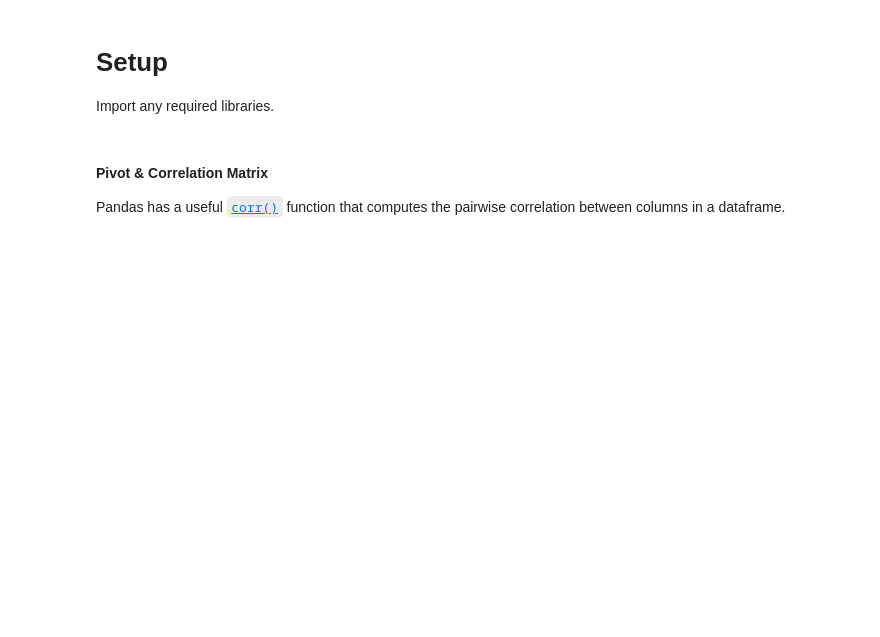
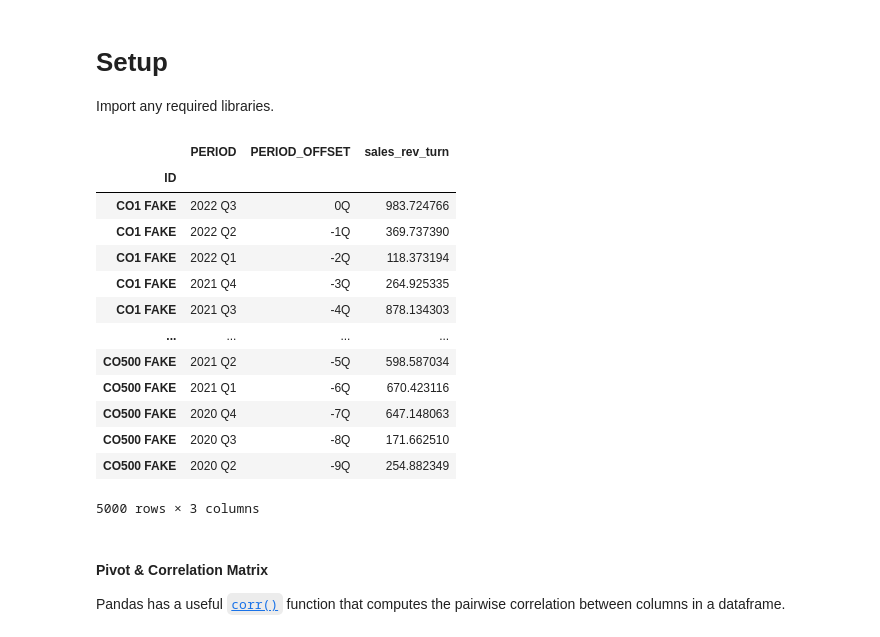
Before and after one commit to paultiq/bqnt_examples, a Jupyter notebook: bqnt_corr.ipynb, the cells around one changed output. Drawn from its saved outputs; the diff is of its cells as text; code cells hidden in the pictures; blank space fills up the shorter version.

Commit message:
chore: Cleaning, and committing *some* fake data sets

```diff
--- a/bqnt_corr.ipynb
+++ b/bqnt_corr.ipynb
@@ -16,15 +16,32 @@ pio.templates.default = "iqmo"
 # %%
 bql_svc = bql.Service()
 
 quarters = 10
-index = 'SPX Index'
+index = "SPX Index"
 
 corr_query = f"""get(sales_rev_turn)
     for(members('{index}'))
     with(fpo=range(-{quarters-1}Q, 0Q), fpt=Q, fill=prev)
     preferences(addcols=all)"""
 response = bql_svc.execute(corr_query)
+display(response)
+
 spx_rev_df = bql.combined_df(response)
+# %% [output]
+|  | PERIOD | PERIOD_OFFSET | sales_rev_turn |
+| ID |  |  |  |
+| CO1 FAKE | 2022 Q3 | 0Q | 983.724766 |
+| CO1 FAKE | 2022 Q2 | -1Q | 369.737390 |
+| CO1 FAKE | 2022 Q1 | -2Q | 118.373194 |
+| CO1 FAKE | 2021 Q4 | -3Q | 264.925335 |
+| CO1 FAKE | 2021 Q3 | -4Q | 878.134303 |
+| ... | ... | ... | ... |
+| CO500 FAKE | 2021 Q2 | -5Q | 598.587034 |
+| CO500 FAKE | 2021 Q1 | -6Q | 670.423116 |
+| CO500 FAKE | 2020 Q4 | -7Q | 647.148063 |
+| CO500 FAKE | 2020 Q3 | -8Q | 171.662510 |
+| CO500 FAKE | 2020 Q2 | -9Q | 254.882349 |
+5000 rows × 3 columns
 # %% [markdown]
 #### Pivot & Correlation Matrix
 
```
Also changed, not shown: parts of 5 cells of this notebook, 13 other files.
